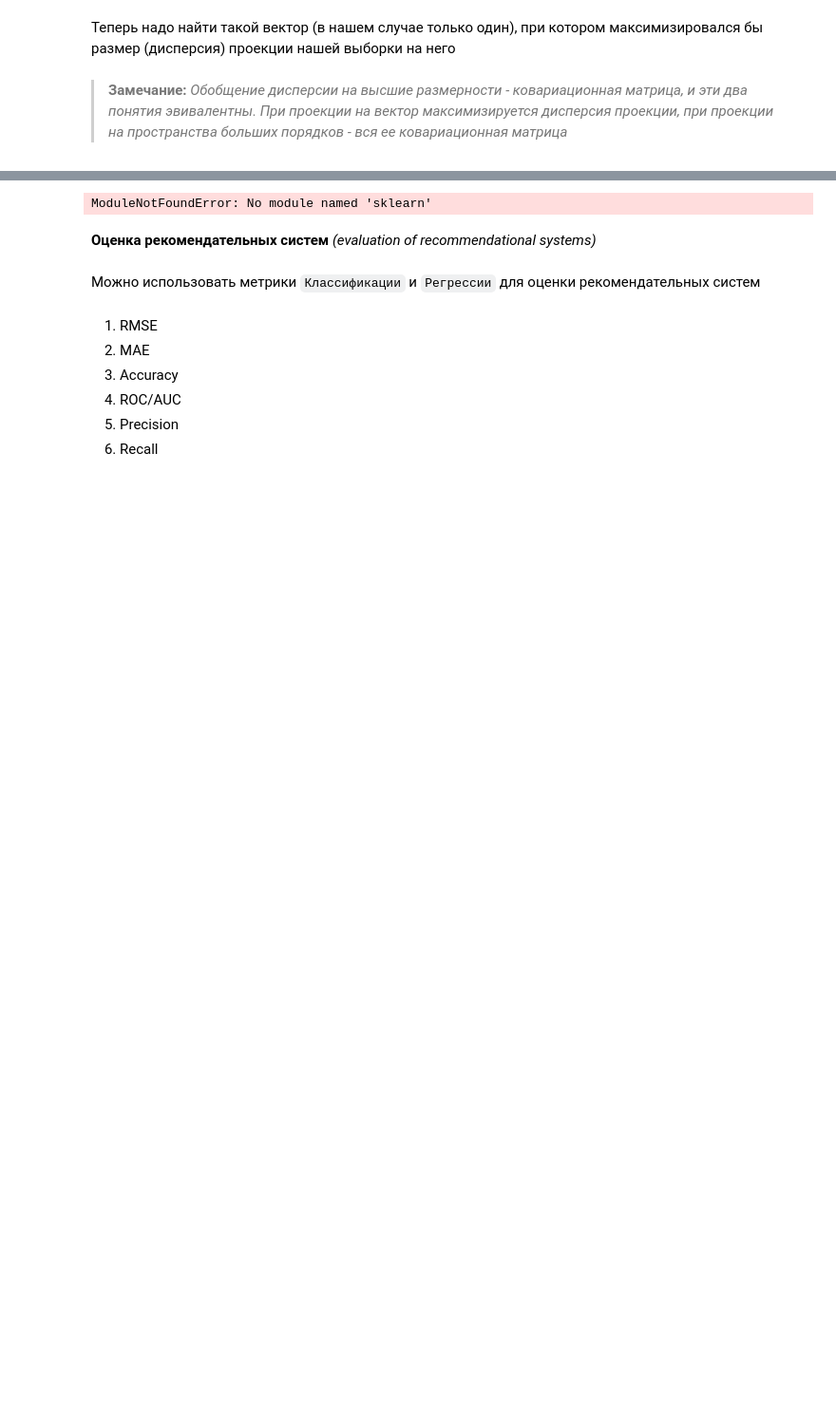
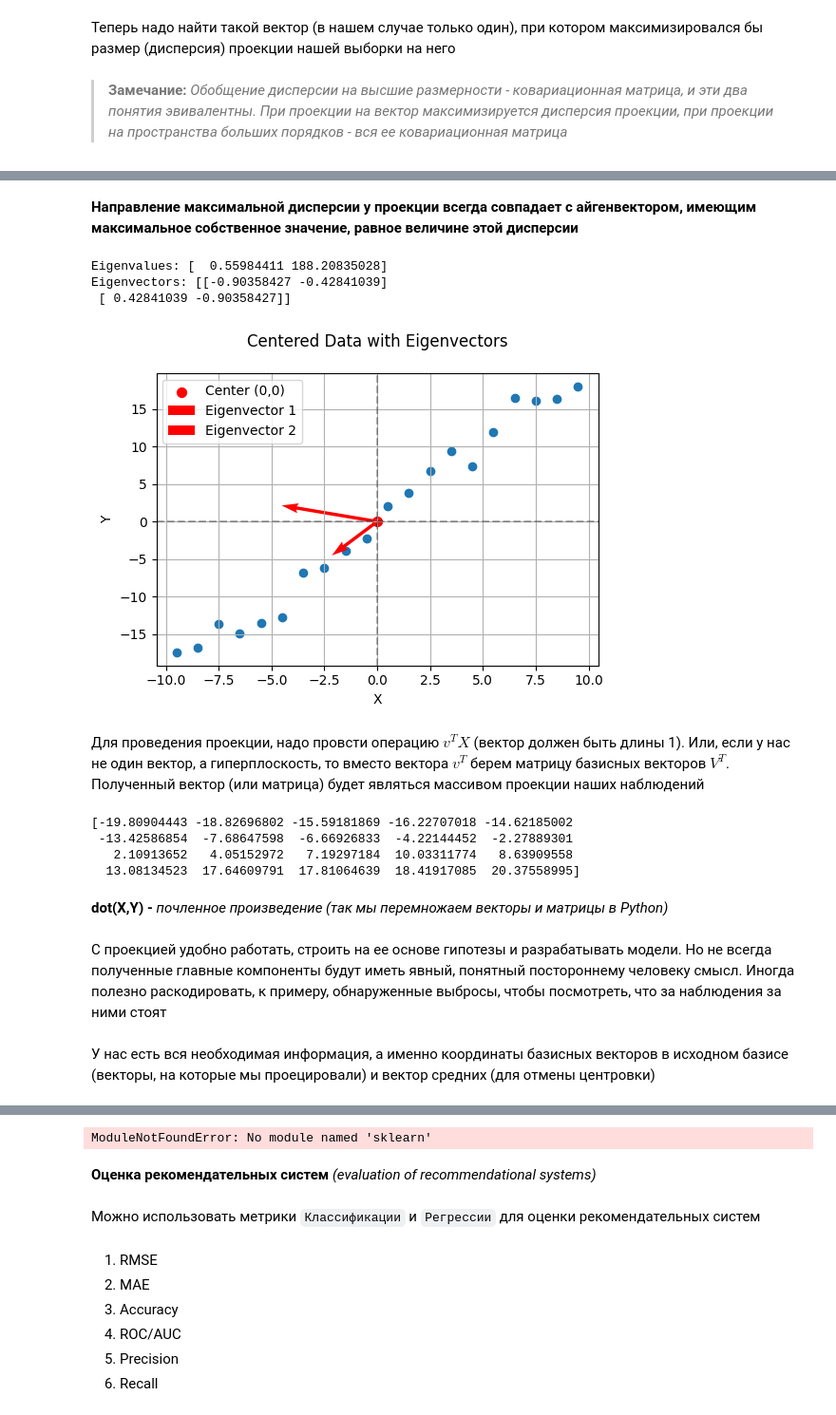
Before and after one commit to Rainfue/RecSys, a Jupyter notebook: note1.ipynb, the cells around one changed output, grey strips where cells are left out. Shown: that part at 95% size. Saved outputs shown, nothing was run; the diff lists cells and outputs as text; code cells hidden in the pictures; blank space fills up the shorter version.

```diff
--- a/note1.ipynb
+++ b/note1.ipynb
@@ -840,7 +842,7 @@ print("Несмещённая дисперсия (ddof=1):", var(spisok, ddof=1)
 # %%
-covmat1 = np.cov(Xcentered)
-print(covmat1, '\n')
-print(f'Variance of X: {covmat1[0,0]}')
-print(f'Variance of Y: {covmat1[1,1]}')
-print(f'Covariance X and Y: {covmat1[0,1]}')
+covmat = np.cov(Xcentered)
+print(covmat, '\n')
+print(f'Variance of X: {covmat[0,0]}')
+print(f'Variance of Y: {covmat[1,1]}')
+print(f'Covariance X and Y: {covmat[0,1]}')
 # %% [output]
@@ -931,0 +869,54 @@ v @ cov_mat @ v
+# %% [markdown]
+**Направление максимальной дисперсии у проекции всегда совпадает с айгенвектором, имеющим максимальное собственное значение, равное величине этой дисперсии**
+# %%
+eigenvalues, eigenvectors = np.linalg.eig(covmat)
+print(f'Eigenvalues: {eigenvalues}')
+print(f'Eigenvectors: {eigenvectors}')
+# %% [output]
+Eigenvalues: [  0.55984411 188.20835028]
+Eigenvectors: [[-0.90358427 -0.42841039]
+ [ 0.42841039 -0.90358427]]
+# %%
+plt.figure(figsize=(6,4))
+plt.scatter(Xcentered[0], Xcentered[1])
+mean_point = np.mean(Xcentered, axis=1)
+plt.scatter(mean_point[0], mean_point[1], color='red', s=50, label='Center (0,0)')
+
+# scale = 3
+colors = ['green', 'purple']
+scale = 5
+for i in range(len(eigenvalues)):
+    vec = eigenvectors[:, i] * scale
+    plt.quiver(*mean_point, *vec, angles='xy',
+               scale_units='xy', scale=1,
+               color=['r'], label=f'Eigenvector {i+1}')
+
+plt.axhline(0, color='black', linestyle='--', alpha=0.3)
+plt.axvline(0, color='black', linestyle='--', alpha=0.3)
+plt.xlabel('X')
+plt.ylabel('Y')
+plt.title('Centered Data with Eigenvectors', pad=20)
+
+plt.legend()
+plt.grid(True)
+plt.show()
+# %% [output]
+[figure, added]
+# %% [markdown]
+Для проведения проекции, надо провсти операцию $v^TX$ (вектор должен быть длины 1). Или, если у нас не один вектор, а гиперплоскость, то вместо вектора $v^T$ берем матрицу базисных векторов $V^T$. Полученный вектор (или матрица) будет являться массивом проекции наших наблюдений
+# %%
+_, vecs = np.linalg.eig(covmat)
+v = -vecs[:,1]
+Xnew = np.dot(v, Xcentered)
+print(Xnew)
+# %% [output]
+[-19.80904443 -18.82696802 -15.59181869 -16.22707018 -14.62185002
+ -13.42586854  -7.68647598  -6.66926833  -4.22144452  -2.27889301
+   2.10913652   4.05152972   7.19297184  10.03311774   8.63909558
+  13.08134523  17.64609791  17.81064639  18.41917085  20.37558995]
+# %% [markdown]
+**dot(X,Y) -** *почленное произведение (так мы перемножаем векторы и матрицы в Python)*
+# %% [markdown]
+С проекцией удобно работать, строить на ее основе гипотезы и разрабатывать модели. Но не всегда полученные главные компоненты будут иметь явный, понятный постороннему человеку смысл. Иногда полезно раскодировать, к примеру, обнаруженные выбросы, чтобы посмотреть, что за наблюдения за ними стоят
+# %% [markdown]
+У нас есть вся необходимая информация, а именно координаты базисных векторов в исходном базисе (векторы, на которые мы проецировали) и вектор средних (для отмены центровки)
```
Also changed, not shown: parts of 44 cells of this notebook, 2 other files.
